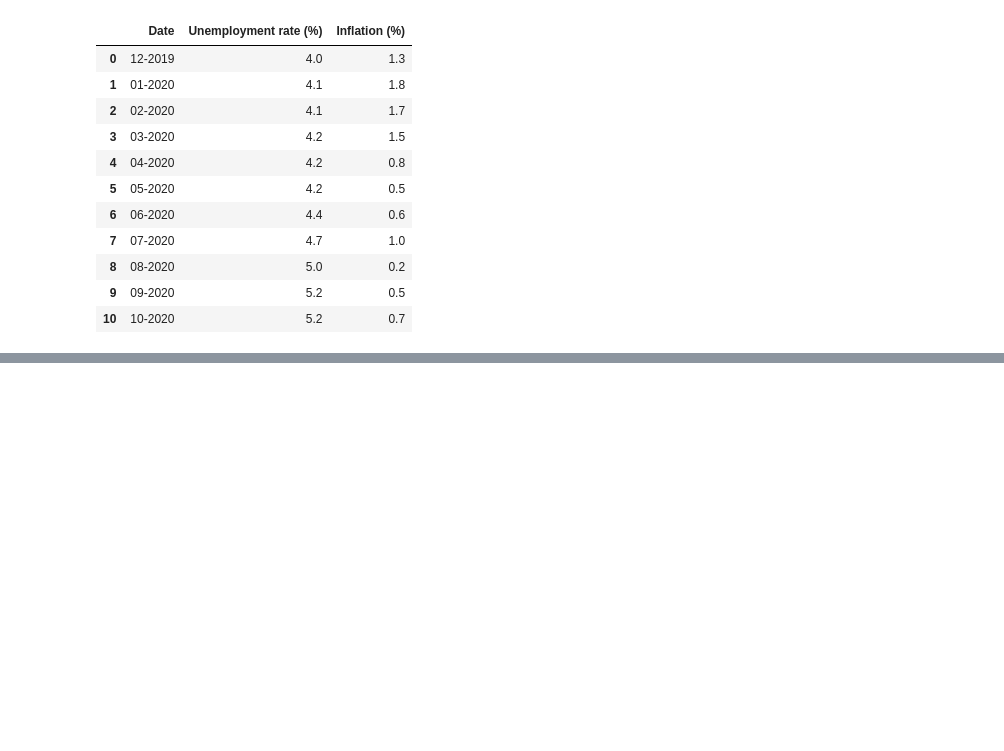
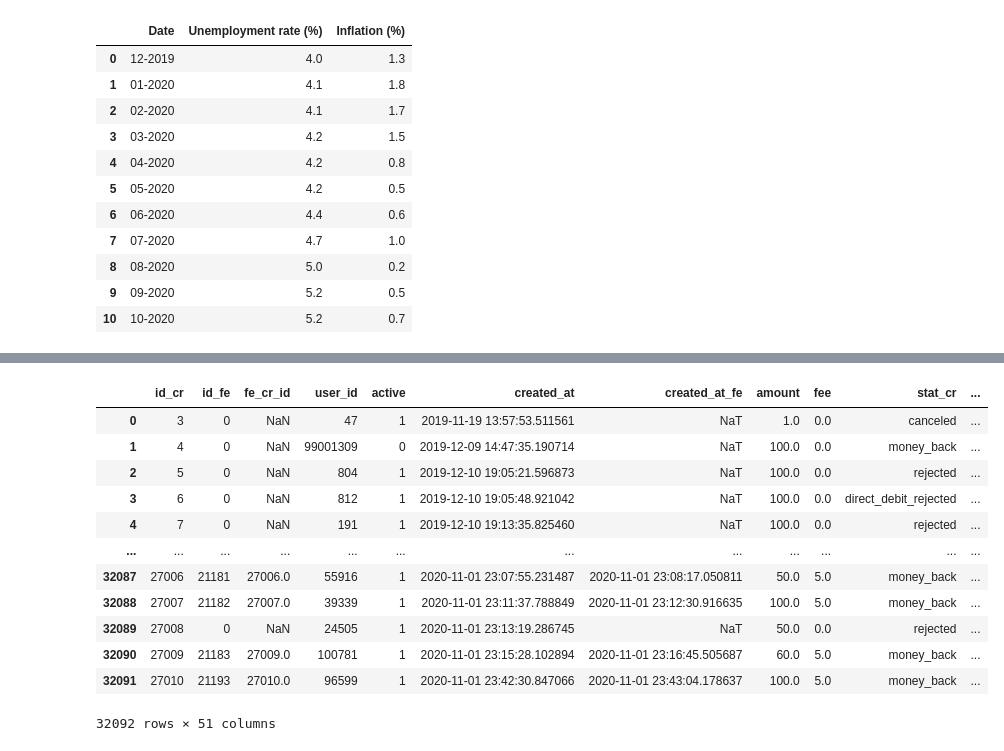
Before and after one commit to Data-Science-Pasta-Loca/ProyectoPastaLoca2, a Jupyter notebook: Cesc/exogenas_join.ipynb, the cells around one changed output, grey strips where cells are left out. Cells and saved outputs as stored; diff of their text form; code cells hidden in the pictures; blank space fills up the shorter version.

```diff
--- a/Cesc/exogenas_join.ipynb
+++ b/Cesc/exogenas_join.ipynb
@@ -65,31 +65,3 @@ inflation
 | 8 | 08-2020 | 0.2 |
 | 9 | 09-2020 | 0.5 |
 | 10 | 10-2020 | 0.7 |
-# %%
-import numpy as np
-import pandas as pd
-import seaborn as sns
-import matplotlib.pyplot as plt
-import plotly.express as px
-import plotly.graph_objects as go
-import itertools # Importando itertools para generar combinaciones de columnas
-# Importando la función seasonal_decompose para la descomposición de series temporales
-from statsmodels.tsa.seasonal import seasonal_decompose
-import matplotlib.patches as mpatches
-import payments_manager as pm
-
-cr_cp = pm.df('cr_cp')
-fe_cp = pm.df('fe_cp')
-df_jo = pm.df('df_jo')
-
-#df_jo = pm.sort("df_jo", ["id_cr"]).reset_index()
-df_jo = pm.sort("df_jo", ['created_at','created_at_fe']).reset_index()
-df_jo = df_jo.drop(columns=['index'])
-
-#df_jo = df_jo.drop(columns=['Mes_created_at'])
-df_jo_cp = df_jo.copy()
-df_jo_cp['cr_received_date'] = df_jo_cp.cash_request_received_date
-#df_jo.info()
-pd.options.display.max_columns = None
-display(df_jo.head(5))
-#df_jo = pd.merge(cr_cp, fe_cp, left_on='id', right_on='cash_request_id', how ="left") #inner
@@ -206,0 +213,20 @@ combined_df_monthly_exogens
+# %%
+import pandas as pd
+import payments_manager as pm
+df_jo = pm.df('df_jo')
+pd.options.display.max_columns = None
+display(df_jo.sort_values(['created_at','created_at_fe']))
+# %% [output]
+|  | id_cr | id_fe | fe_cr_id | user_id | active | created_at | created_at_fe | amount | fee | stat_cr | ... |
+| 0 | 3 | 0 | NaN | 47 | 1 | 2019-11-19 13:57:53.511561 | NaT | 1.0 | 0.0 | canceled | ... |
+| 1 | 4 | 0 | NaN | 99001309 | 0 | 2019-12-09 14:47:35.190714 | NaT | 100.0 | 0.0 | money_back | ... |
+| 2 | 5 | 0 | NaN | 804 | 1 | 2019-12-10 19:05:21.596873 | NaT | 100.0 | 0.0 | rejected | ... |
+| 3 | 6 | 0 | NaN | 812 | 1 | 2019-12-10 19:05:48.921042 | NaT | 100.0 | 0.0 | direct_debit_rejected | ... |
+| 4 | 7 | 0 | NaN | 191 | 1 | 2019-12-10 19:13:35.825460 | NaT | 100.0 | 0.0 | rejected | ... |
+| ... | ... | ... | ... | ... | ... | ... | ... | ... | ... | ... | ... |
+| 32087 | 27006 | 21181 | 27006.0 | 55916 | 1 | 2020-11-01 23:07:55.231487 | 2020-11-01 23:08:17.050811 | 50.0 | 5.0 | money_back | ... |
+| 32088 | 27007 | 21182 | 27007.0 | 39339 | 1 | 2020-11-01 23:11:37.788849 | 2020-11-01 23:12:30.916635 | 100.0 | 5.0 | money_back | ... |
+| 32089 | 27008 | 0 | NaN | 24505 | 1 | 2020-11-01 23:13:19.286745 | NaT | 50.0 | 0.0 | rejected | ... |
+| 32090 | 27009 | 21183 | 27009.0 | 100781 | 1 | 2020-11-01 23:15:28.102894 | 2020-11-01 23:16:45.505687 | 60.0 | 5.0 | money_back | ... |
+| 32091 | 27010 | 21193 | 27010.0 | 96599 | 1 | 2020-11-01 23:42:30.847066 | 2020-11-01 23:43:04.178637 | 100.0 | 5.0 | money_back | ... |
+32092 rows × 51 columns
```
Also changed, not shown: parts of 7 cells of this notebook, 4 other files.
